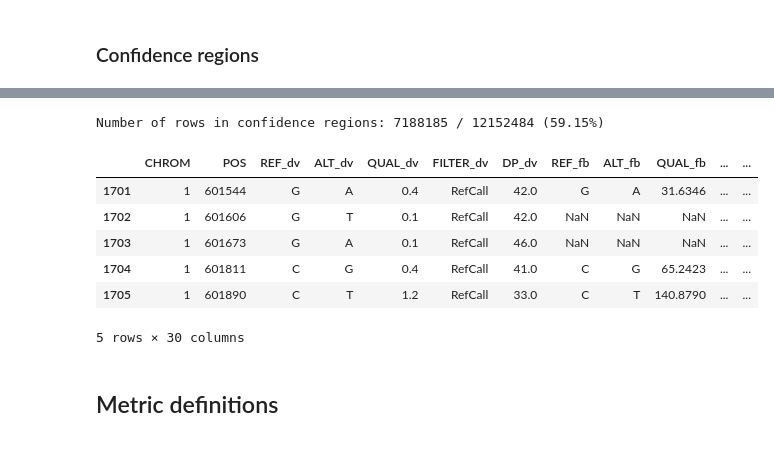
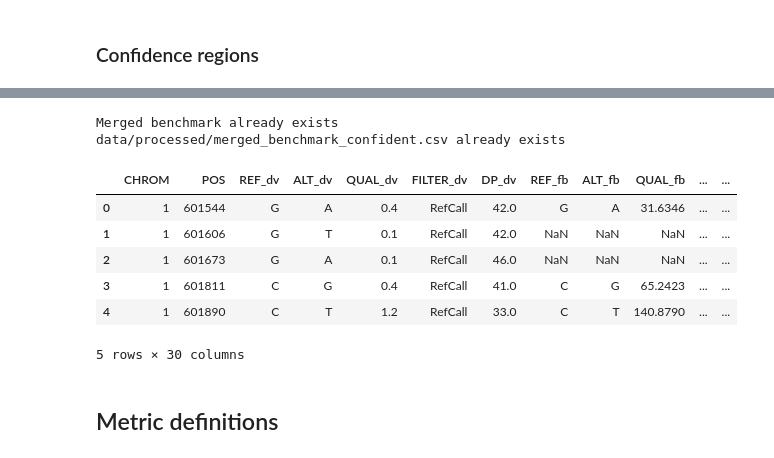
Before and after one commit to lizard-bio/liz.9.11.19_GMVLE, a Jupyter notebook: notebooks/data_exploration/vcf_files.ipynb, the cells around one changed output, grey strips where cells are left out. Saved outputs shown, nothing was run; the diff lists cells and outputs as text; code cells hidden in the pictures.

```diff
--- a/notebooks/data_exploration/vcf_files.ipynb
+++ b/notebooks/data_exploration/vcf_files.ipynb
@@ -215,18 +225,8 @@ Merged dataframe already exists
 # %% [markdown]
 ## Merged variant calls + benchmark
 # %%
-dtype = {
-    "CHROM": str,
-    "POS": int,
-    "REF": str,
-    "ALT": str,
-    "QUAL": float,
-    "FILTER": str,
-    "DP": pd.Int64Dtype(),
-}
+def merge_benchmark(df_benchmark, df_merged, on=["CHROM", "POS"], dtype = DTYPE) -> pd.DataFrame:
 
-df_benchmark = pd.read_csv(PATH_PROCESSED + benchmark + ".csv", dtype=dtype)
-def merge_benchmark(df_benchmark, df_merged, on=["CHROM", "POS"]) -> pd.DataFrame:
     file_name = PATH_PROCESSED + "merged_benchmark.csv"
     if not os.path.exists(file_name):
         print("Merging benchmark")
@@ -244,11 +244,12 @@ def merge_benchmark(df_benchmark, df_merged, on=["CHROM", "POS"]) -> pd.DataFram
         df_merged = pd.read_csv(file_name, dtype=dtype)
 
     # print the number of rows per chromosome
-    print("Number of rows per chromosome")
-    display(df_merged["CHROM"].value_counts())
+    # print("Number of rows per chromosome")
+    #display(df_merged["CHROM"].value_counts().sort_index())
 
     return df_merged
 
+df_benchmark = pd.read_csv(PATH_PROCESSED + BENCHMARK + ".csv")
 df_merged_BM = merge_benchmark(df_benchmark, df_merged)
 df_merged_BM.head()
 # %% [output]
@@ -328,9 +280,11 @@ confidence_regions
 # %%
-def select_confident_regions(df, confidence_regions, name):
+def select_confident_regions(df, confidence_regions, name, dtype = DTYPE) -> pd.DataFrame:
 
-    file_name = PATH_PROCESSED + f"{name}_confidence.csv"
+    file_name = PATH_PROCESSED + f"{name}.csv"
 
     if not os.path.exists(file_name):
+
+        print(f"Selecting confident regions for {name}")
 
         # Initialize CONFIDENCE column with False
         df["CONFIDENCE"] = False
@@ -347,21 +301,25 @@ def select_confident_regions(df, confidence_regions, name):
         df_conf.to_csv(file_name, index=False)
 
     else:
-        print(f"{name}_confidence.csv already exists")
-        df_conf = pd.read_csv(file_name)
+        print(f"{file_name} already exists")
+        df_conf = pd.read_csv(file_name, dtype=dtype)
 
     return df_conf
 # %%
+confidence_regions = read_conf_regions(PATH_CONFIDENT_ROWS)
+df_merged_BM = merge_benchmark(df_benchmark, df_merged)
+
 df_merged_BM_confident = select_confident_regions(df_merged_BM, confidence_regions, name="merged_benchmark_confident")
 df_merged_BM_confident.head()
 # %% [output]
-Number of rows in confidence regions: 7188185 / 12152484 (59.15%)
+Merged benchmark already exists
+data/processed/merged_benchmark_confident.csv already exists
 |  | CHROM | POS | REF_dv | ALT_dv | QUAL_dv | FILTER_dv | DP_dv | REF_fb | ALT_fb | QUAL_fb | ... | ... |
-| 1701 | 1 | 601544 | G | A | 0.4 | RefCall | 42.0 | G | A | 31.6346 | ... | ... |
-| 1702 | 1 | 601606 | G | T | 0.1 | RefCall | 42.0 | NaN | NaN | NaN | ... | ... |
-| 1703 | 1 | 601673 | G | A | 0.1 | RefCall | 46.0 | NaN | NaN | NaN | ... | ... |
-| 1704 | 1 | 601811 | C | G | 0.4 | RefCall | 41.0 | C | G | 65.2423 | ... | ... |
-| 1705 | 1 | 601890 | C | T | 1.2 | RefCall | 33.0 | C | T | 140.8790 | ... | ... |
+| 0 | 1 | 601544 | G | A | 0.4 | RefCall | 42.0 | G | A | 31.6346 | ... | ... |
+| 1 | 1 | 601606 | G | T | 0.1 | RefCall | 42.0 | NaN | NaN | NaN | ... | ... |
+| 2 | 1 | 601673 | G | A | 0.1 | RefCall | 46.0 | NaN | NaN | NaN | ... | ... |
+| 3 | 1 | 601811 | C | G | 0.4 | RefCall | 41.0 | C | G | 65.2423 | ... | ... |
+| 4 | 1 | 601890 | C | T | 1.2 | RefCall | 33.0 | C | T | 140.8790 | ... | ... |
 5 rows × 30 columns
 # %% [markdown]
 ## Metric definitions
```
Also changed, not shown: parts of 63 cells of this notebook, 4 other files.
